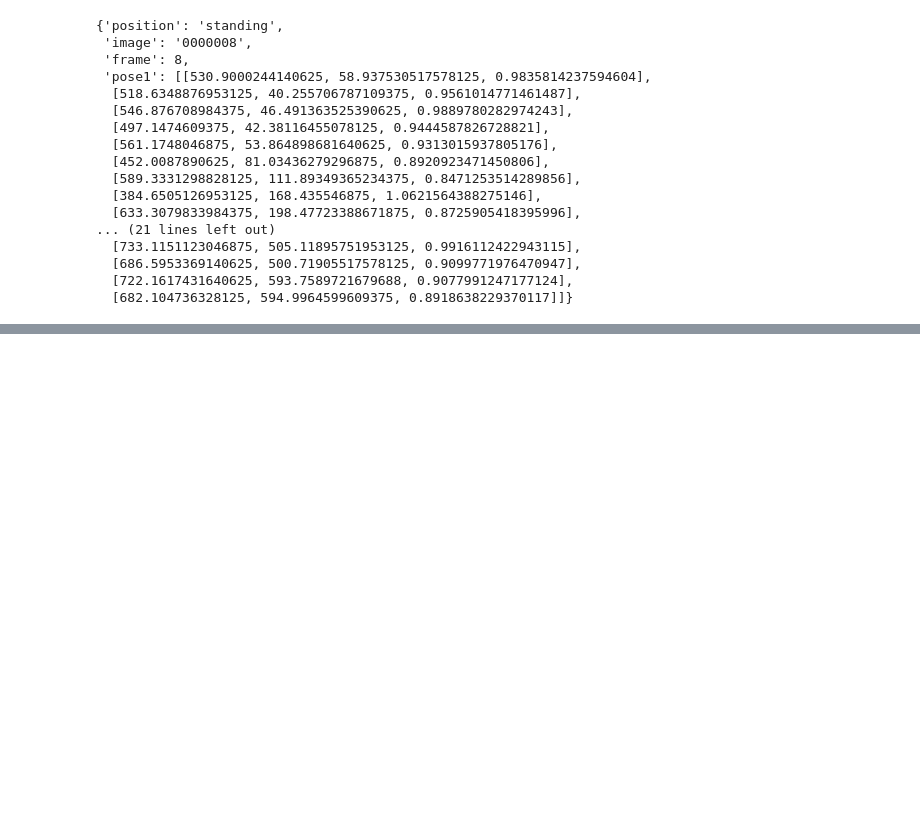
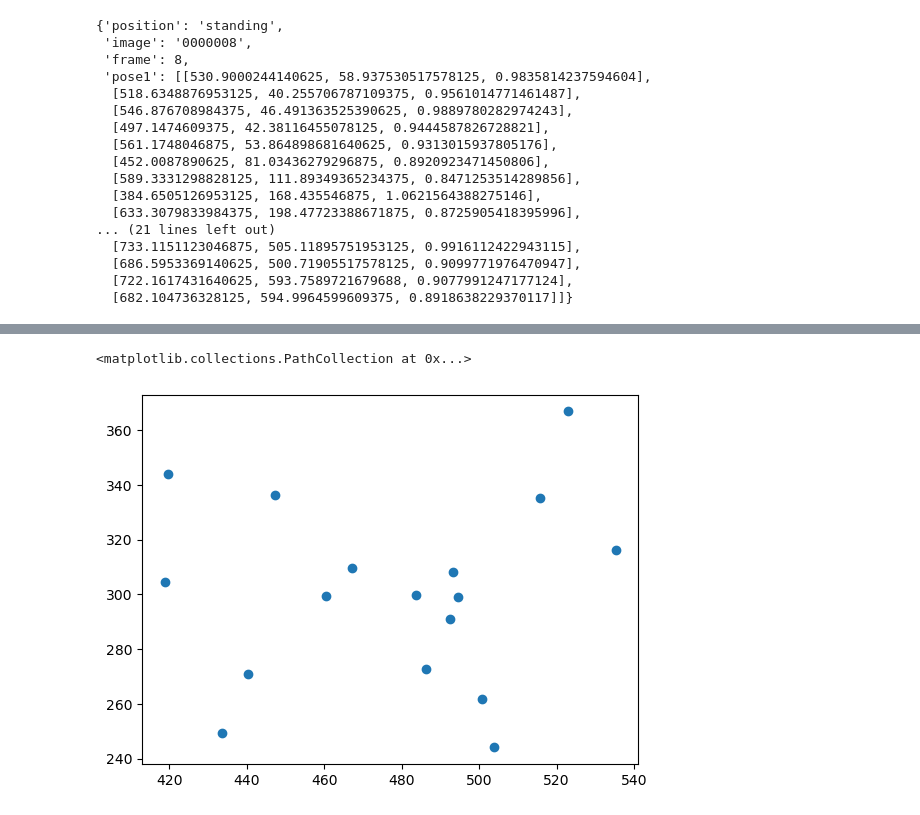
Before and after one commit to Avoiding-Regression/jiujitsu_dl, a Jupyter notebook: jiujitsu.ipynb, the cells around one changed output, grey strips where cells are left out. Drawn from its saved outputs; the diff is of its cells as text; code cells hidden in the pictures; blank space fills up the shorter version.

```diff
--- a/jiujitsu.ipynb
+++ b/jiujitsu.ipynb
@@ -136,0 +153,5 @@ len(my_list)
+# %%
+# Plot poses on top of single image
+pose_list = sample_data[1]['pose2']
+pose = np.array(pose_list)
+pose
@@ -136,0 +176,9 @@ len(my_list)
+# %%
+x_coordinates = np.array([(p[0]) for p in pose])
+y_coordinates = np.array([(p[1]) for p in pose])
+# print(x_coordinates, y_coordinates)
+# %%
+plt.scatter(x_coordinates, y_coordinates)
+# %% [output]
+<matplotlib.collections.PathCollection at 0x...>
+[figure, added]
```
Also changed, not shown: parts of 5 cells of this notebook.
